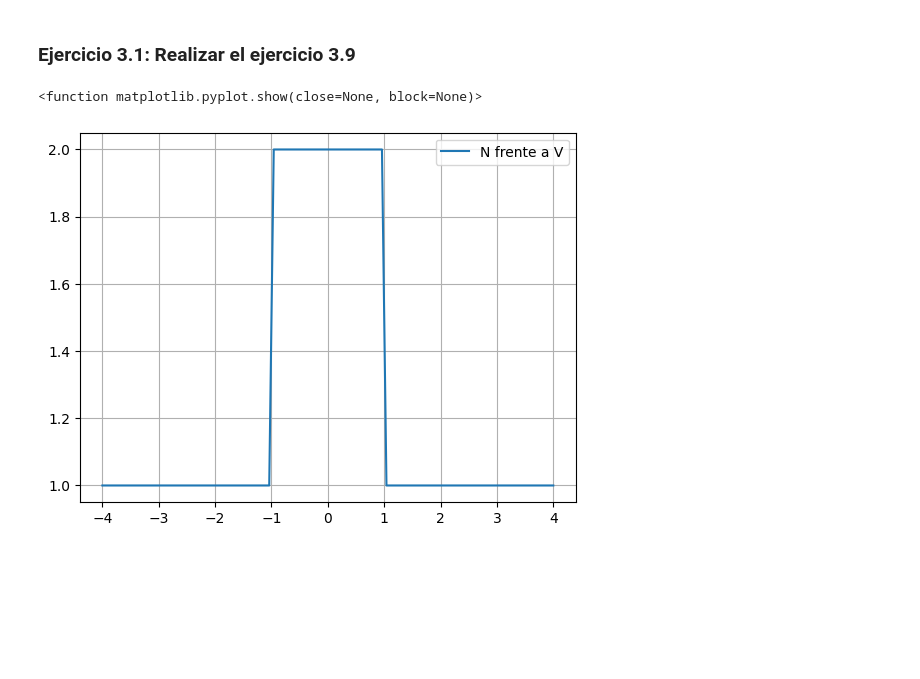
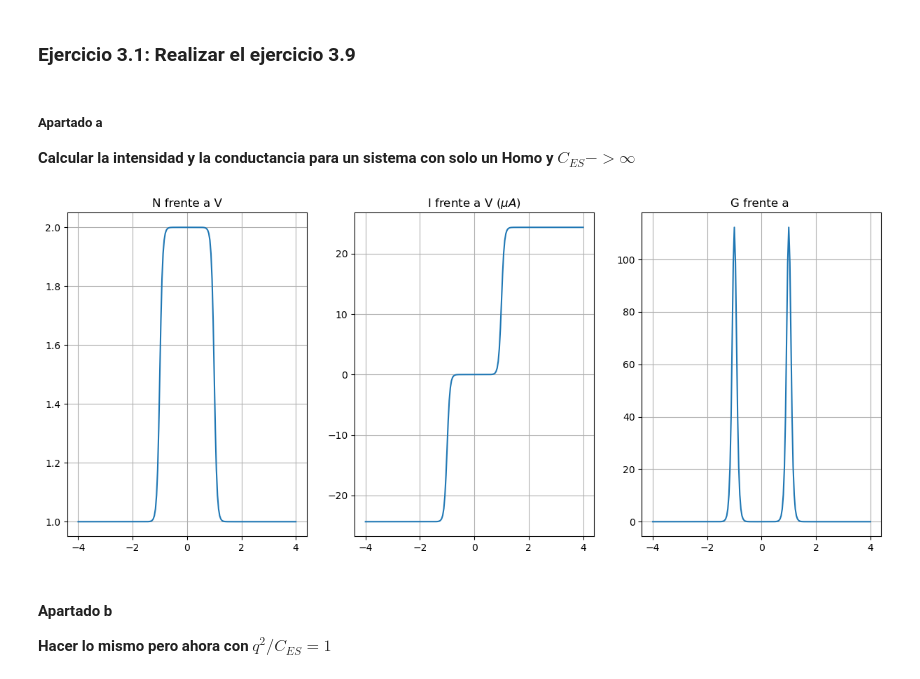
Before and after one commit to DiegoConol/Nanoelectronica, a Jupyter notebook: Relacion_3/relacion3.ipynb, the cells around one changed output. Cells and saved outputs as stored; diff of their text form; code cells hidden in the pictures; blank space fills up the shorter version.

Commit message:
terminado primer ejercicio solo queda desarrollar

```diff
--- a/Relacion_3/relacion3.ipynb
+++ b/Relacion_3/relacion3.ipynb
@@ -2,6 +2,9 @@
 # Relacion 3 Nanoelectrónica
 # %% [markdown]
 ### Ejercicio 3.1: Realizar el ejercicio 3.9
+# %% [markdown]
+##### Apartado a
+**Calcular la intensidad y la conductancia para un sistema con solo un Homo y $C_{ES} -> \infty$**
 # %%
 ### LIBRERÍAS #################
 
@@ -55,8 +68,6 @@ def fermi(energia, e_fermi):
 Tau_s = hbar / Gamma_s
 Tau_d = hbar / Gamma_d
 
-
-
 #Voy a hacer un bucle barriendo los voltajes.
 #Empezaré en un voltaje grande negativo y acabaré en uno grande positivo.
 #Para cada voltaje hay que calcularlo todo: N,
@@ -66,21 +77,50 @@ Tau_d = hbar / Gamma_d
 #No usaremos el nivel de fermi, sino una función escalón
 
 
-V = np.linspace(-Vmax, Vmax, 201)
-N = np.linspace(-Vmax, Vmax, 201)
+V = np.linspace(-Vmax, Vmax, numpasos)
+N = np.linspace(-Vmax, Vmax, numpasos)
 
 for i, v in enumerate(V):
     mu_s = mu_s0 + Eta*v
     mu_d = mu_d0 -(1-Eta)*v
-    N[i] = 2/(Tau_d+Tau_s)*(Tau_d*np.heaviside(mu_s-homo, 0.5) + Tau_d*np.heaviside(mu_d-homo, 0.5))
+    N[i] = 2.0/(Tau_d+Tau_s)*(Tau_d*fermi(homo,mu_s) + Tau_s*fermi(homo, mu_d))
+
+
+
+### Calculo ahora la intensidad y conductancia #######################################################
+
+#Como solo hay un nivel homo y Gamma -> 0 (sin anchura), tenemos que:
+
+I = np.linspace(-Vmax, Vmax, numpasos)
+
+for i, v in enumerate(V):
+    mu_s = mu_s0 + Eta*v
+    mu_d = mu_d0 -(1-Eta)*v
+    I[i] = 2*q*(fermi(homo, mu_s)-fermi(homo,mu_d))/(Tau_d+Tau_s)*10**6
+
+#Para la conductancia usaré la función np.gradient
+
+G = np.gradient(I,V)
 # %%
 ### PLOTEO LOS RESULTADOS ###################
 
-plt.figure()
-plt.plot(V, N, label="N frente a V")
+plt.figure(figsize=(15,6))
+plt.subplot(1,3,1)
+plt.plot(V,N, label = "N-V")
+plt.title("N frente a V")
 plt.grid()
-plt.legend()
-plt.show
+
+plt.subplot(1,3,2)
+plt.plot(V, I, label="I-V")
+plt.title(r"I frente a V ($\mu A$)")
+plt.grid()
+
+plt.subplot(1,3,3)
+plt.plot(V,G, label="G-V")
+plt.title("G frente a ")
+plt.grid()
 # %% [output]
-<function matplotlib.pyplot.show(close=None, block=None)>
-[figure, old version]
+[figure, new version]
+# %% [markdown]
+#### Apartado b
+**Hacer lo mismo pero ahora con $q^2/C_{ES} = 1$**
```
Also changed, not shown: parts of 4 cells of this notebook.
